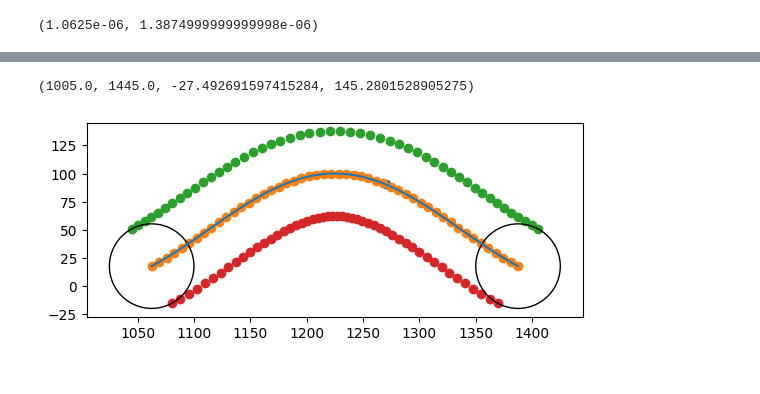
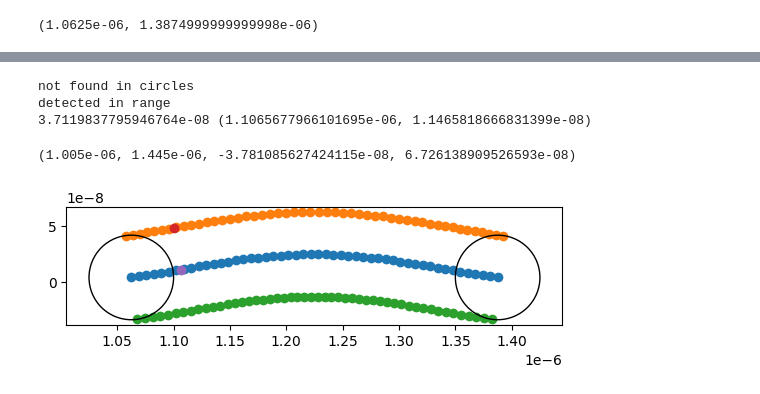
Before and after one commit to phigas/freepaths-sinus-wave, a Jupyter notebook: test.ipynb, the cells around one changed output, grey strips where cells are left out. Saved outputs shown, nothing was run; the diff lists cells and outputs as text; code cells hidden in the pictures.

Commit message:
add fast function

```diff
--- a/test.ipynb
+++ b/test.ipynb
@@ -16,12 +16,12 @@ hole.bounds
 # %% [output]
 (1.0625e-06, 1.3874999999999998e-06)
 # %%
-x0 = 1000
-y0 = 0
-le = 400
-gap = 50
-dev = 100
-thickness = 75
+# x0 = 1000
+# y0 = 0
+# le = 400
+# gap = 50
+# dev = 100
+# thickness = 75
 
-hole = SinusWave(x0=x0, len=le, gap=gap, deviation=dev, y0=y0, thickness=thickness)
-hole.bounds
+# hole = SinusWave(x0=x0, len=le, gap=gap, deviation=dev, y0=y0, thickness=thickness)
+# hole.bounds
@@ -43,10 +108,10 @@ plt.plot(y2[0], y2[1])
 # %%
-x_point = 1270
+# x_point = 1270
 
-point = hole.sin_function(x_point)
-plt.scatter(point[0], point[1])
+# point = hole.sin_function(x_point)
+# plt.scatter(point[0], point[1])
 
-plt.plot(y1[0], y1[1])
+# plt.plot(y1[0], y1[1])
 
 # yd = fun_derivative(x_point)
 # print(yd)
@@ -56,34 +121,48 @@ plt.plot(y1[0], y1[1])
 xs_to_evaluate = np.linspace(hole.bounds[0], hole.bounds[1], 50)
 function_value = hole.sin_function(xs_to_evaluate)
 derivative_value = fun_derivative(xs_to_evaluate)
 
 switched_axis = derivative_value[[1,0]]
 switched_axis[0] = switched_axis[0]*-1
 
 vector_len = 10
 tan_vector = np.zeros(derivative_value.shape)
 tan_vector[0].fill(vector_len)
 tan_vector[1] = derivative_value[1]*vector_len
 plot_tan_vector = tan_vector + function_value
 
 plt.scatter(function_value[0], function_value[1])
 # plt.scatter(plot_tan_vector[0], plot_tan_vector[1])
 
 orth_vector = tan_vector[[1,0]]
 orth_vector[0] = orth_vector[0]*-1
 orth_vector = orth_vector/np.linalg.norm(orth_vector, axis=0)*thickness/2
 plot_orth_vector = orth_vector + function_value
 
-plt.scatter(plot_orth_vector[0], plot_orth_vector[1])
+plt.scatter(plot_orth_vector[0], plot_orth_vector[1]) # top
 
 plot_orth_vector2 = function_value - orth_vector
 
-plt.scatter(plot_orth_vector2[0], plot_orth_vector2[1])
+plt.scatter(plot_orth_vector2[0], plot_orth_vector2[1]) # bottom
 
 plt.gca().add_patch(Circle(hole.sin_function(hole.bounds[0]), thickness/2, fill=False))
 plt.gca().add_patch(Circle(hole.sin_function(hole.bounds[1]), thickness/2, fill=False))
 
+
+POINT = (1100e-9, 48e-9)
+plt.scatter(POINT[0], POINT[1])
+# def scattering_on_sinus_wave(ph, box, sin_function, tolerance, bounds, thickness, scattering_types, bottom_points, top_points, xp, yp, zp):
+
+distance, closest_p = scattering_on_sinus_wave(1, hole.box, hole.sin_function, hole.tolerance, hole.bounds, hole.thickness, 1, plot_orth_vector2, plot_orth_vector, POINT[0], POINT[1], 1)
+print(distance, closest_p)
+
+if closest_p != (0,0):
+    plt.scatter(closest_p[0], closest_p[1])
+
 plt.axis('scaled')
 # %% [output]
-(1005.0, 1445.0, -27.492691597415284, 145.2801528905275)
+not found in circles
+detected in range
+3.7119837795946764e-08 (1.1065677966101695e-06, 1.1465818666831399e-08)
+(1.005e-06, 1.445e-06, -3.781085627424115e-08, 6.726138909526593e-08)
-[figure, old version]
+[figure, new version]
```
Also changed, not shown: parts of 4 cells of this notebook, 1 other file.
